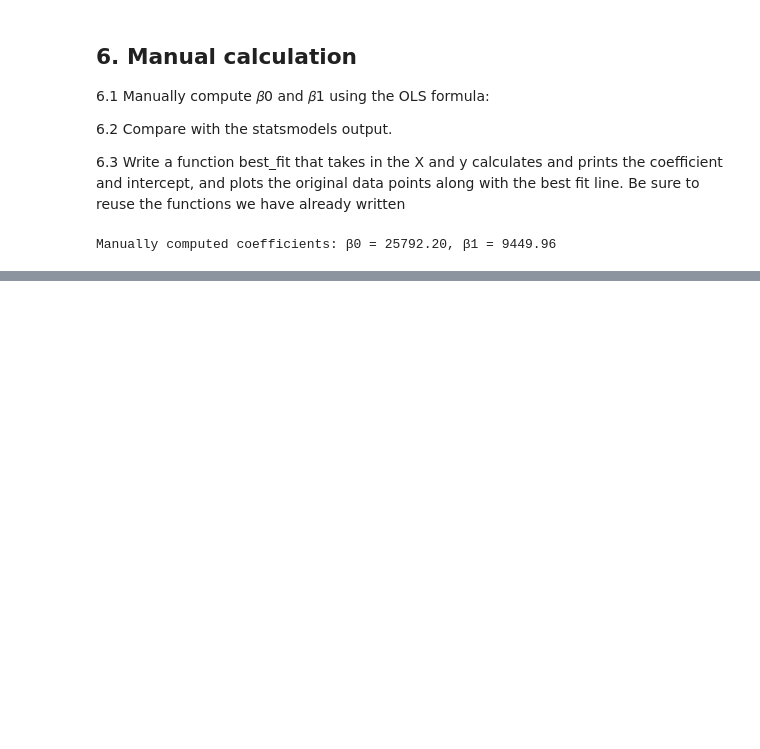
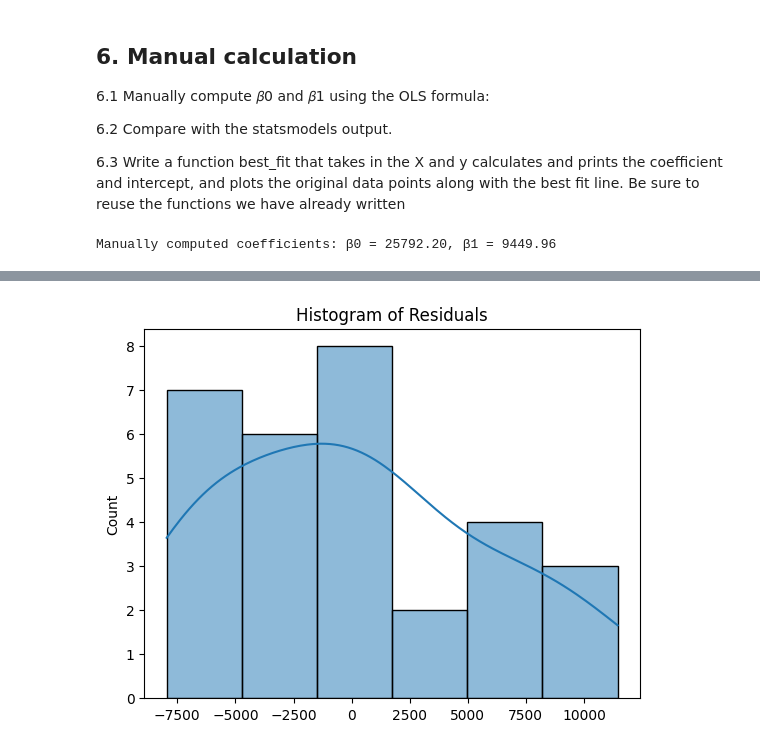
Before and after one commit to Owiti-Charles/Linear-Regression, a Jupyter notebook: Practce_test_Linear_reg.ipynb, the cells around one changed output, grey strips where cells are left out. Cells and saved outputs as stored; diff of their text form; code cells hidden in the pictures; blank space fills up the shorter version.

```diff
--- a/Practce_test_Linear_reg.ipynb
+++ b/Practce_test_Linear_reg.ipynb
@@ -203,0 +264,8 @@ Manually computed coefficients: β0 = 25792.20, β1 = 9449.96
+# %%
+# Normality of errors using histogram and Q-Q plot
+# Histogram of residuals
+sns.histplot(residuals, kde=True)
+plt.title("Histogram of Residuals")
+plt.show()
+# %% [output]
+[figure, added]
```
Also changed, not shown: parts of 11 cells of this notebook.
